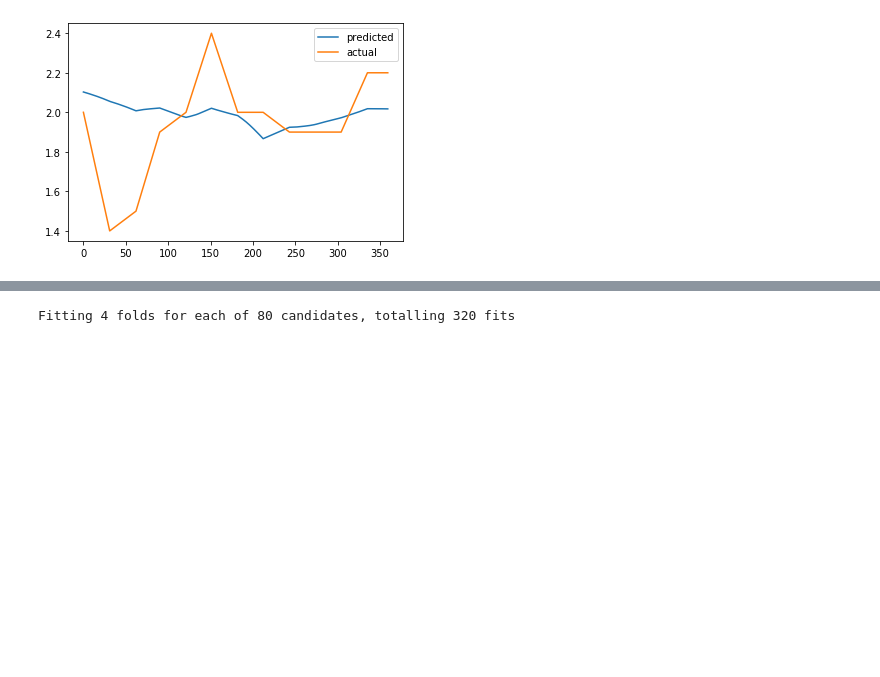
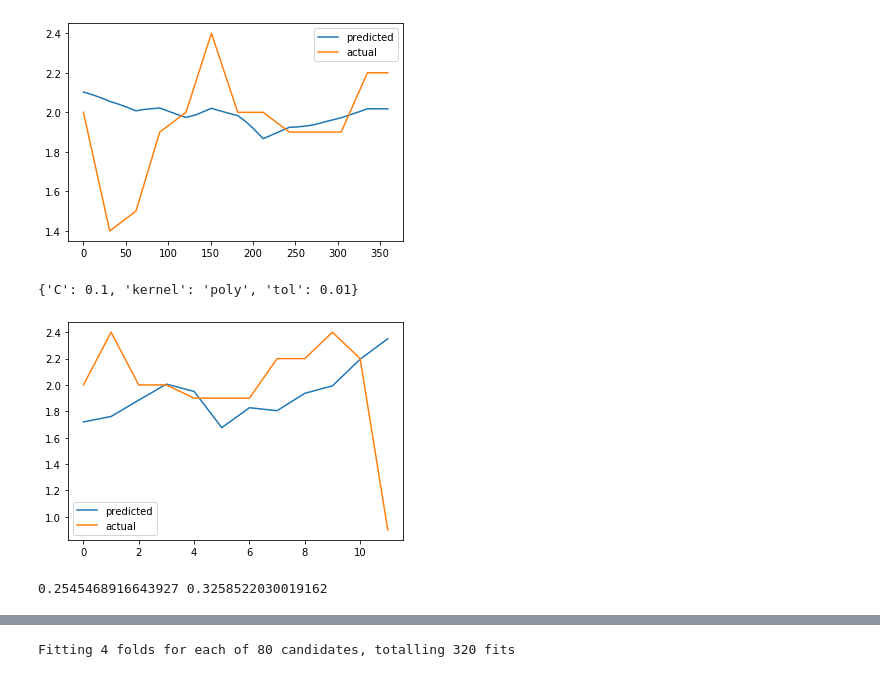
Before and after one commit to keshavs0305/TimeSeries_CanEco, a Jupyter notebook: SVM_LSTM_lag_rawdata.ipynb, the cells around one changed output, grey strips where cells are left out. Cells and saved outputs as stored; diff of their text form; code cells hidden in the pictures; blank space fills up the shorter version.

```diff
--- a/SVM_lag_LSTM_rawdata.ipynb
+++ b/SVM_LSTM_lag_rawdata.ipynb
@@ -279,2 +298,39 @@ def lstm_lag(n):
+# %%
+para = {
+'kernel' : ['linear', 'poly', 'rbf', 'sigmoid'],
+'tol' : [0.0001,0.0005,0.001,0.01,0.1,0.5],
+'C' : [0.1,0.5,1,2]
+}
+grid_ser = GridSearchCV(SVR(),scoring = 'neg_mean_squared_error',param_grid=para ,n_jobs =1,cv = 4,verbose=0)
+grid_ser.fit(train_X,train_y)
+print(grid_ser.best_params_)
+# %% [output]
+{'C': 0.1, 'kernel': 'poly', 'tol': 0.01}
+# %%
+a = scaler.inverse_transform(
+concatenate(
+(grid_ser.best_estimator_.predict(test_X).reshape(12,-1),pca.inverse_transform(test_X)),
+ axis=1
+)
+)[:,0]
+
+b = scaler.inverse_transform(
+concatenate(
+(test_y.reshape(12,-1),pca.inverse_transform(test_X)),
+ axis=1
+)
+)[:,0]
+
+pyplot.plot(a, label='predicted')
+pyplot.plot(b, label='actual')
+pyplot.legend()
+pyplot.savefig('svm'+str(n)+'.png')
+pyplot.show()
+# %% [output]
+[figure, added]
+# %%
+print(mean_squared_error(a,b),mean_absolute_error(a,b))
+# %% [output]
+0.2545468916643927 0.3258522030019162
 # %%
 def svm_lag(n):
```
Also changed, not shown: parts of 3 cells of this notebook, 2 other files.
